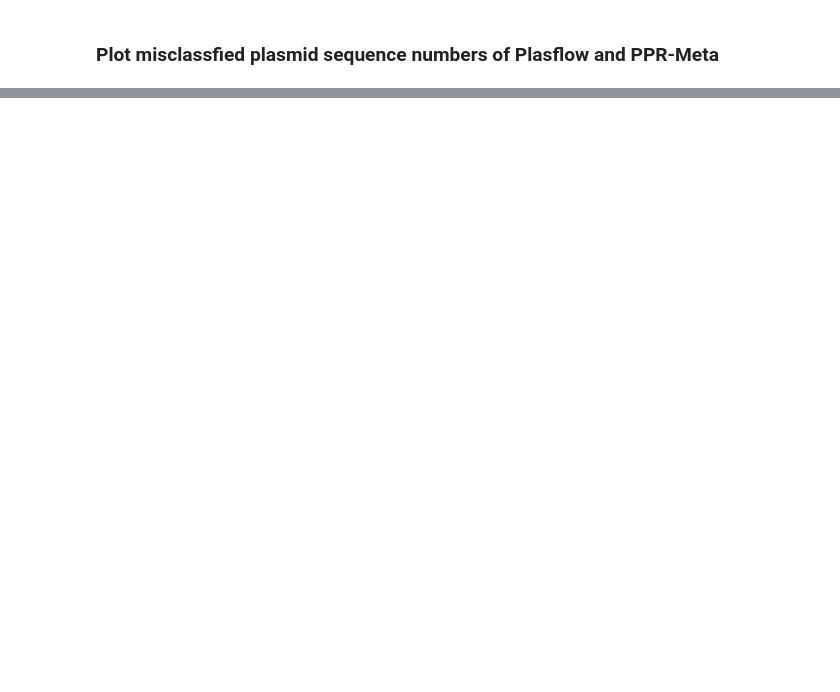
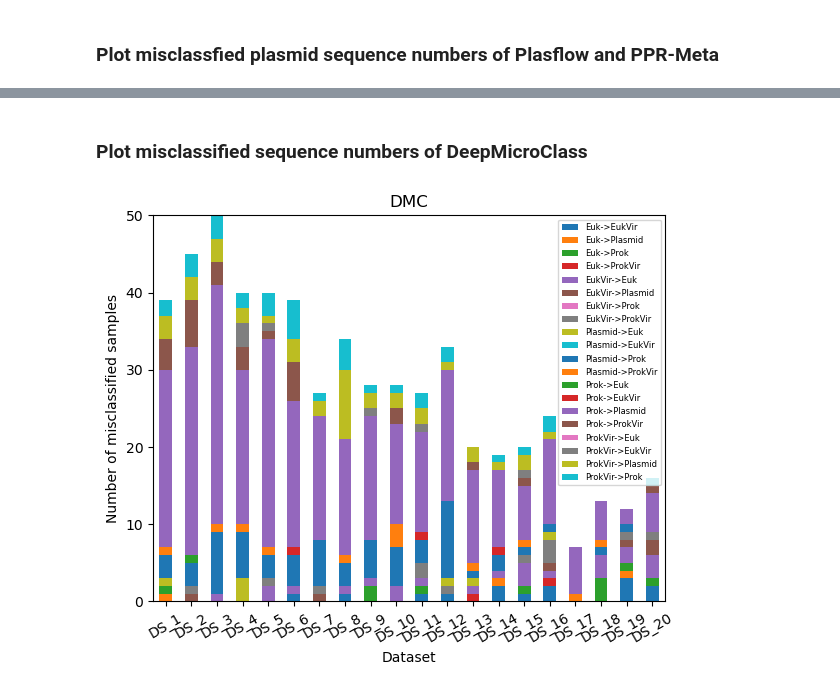
Before and after one commit to chengsly/DeepMicroClass, a Jupyter notebook: plot_figures/plot_acc_f1/visualize_misclassified.ipynb, the cells around one changed output, grey strips where cells are left out. Drawn from its saved outputs; the diff is of its cells as text; code cells hidden in the pictures; blank space fills up the shorter version.

```diff
--- a/plot_figures/plot_acc_f1/visualize_misclassified.ipynb
+++ b/plot_figures/plot_acc_f1/visualize_misclassified.ipynb
@@ -61,0 +61,20 @@ Text(0.5, 0.01, 'Dataset')
+# %% [markdown]
+### Plot misclassified sequence numbers of DeepMicroClass
+# %%
+dmc = pd.read_csv('/home/tianqi/project/DeepMicrobeFinder/perf_summary/misclassified_dmc.csv')
+dmc.index = xticks
+
+fig, ax = plt.subplots(1, 1, figsize=(6, 5))
+dmc.plot.bar(stacked=True, ax=ax)
+ax.set_title('DMC')
+ax.set_ylabel('Number of misclassified samples')
+ax.set_ylim(0, 50)
+ax.set_xlabel('Dataset')
+ax.tick_params(axis='x', labelrotation=30)
+# make legend smalle
+ax.legend(prop={'size': 6})
+
+fig.tight_layout()
+fig.savefig('/home/tianqi/project/DeepMicrobeFinder/plot_figures/plot_acc_f1/analysis_results/mistake_dmc.pdf', bbox_inches='tight')
+# %% [output]
+[figure, added]
```
Also changed, not shown: parts of 2 cells of this notebook, 1 other file.
